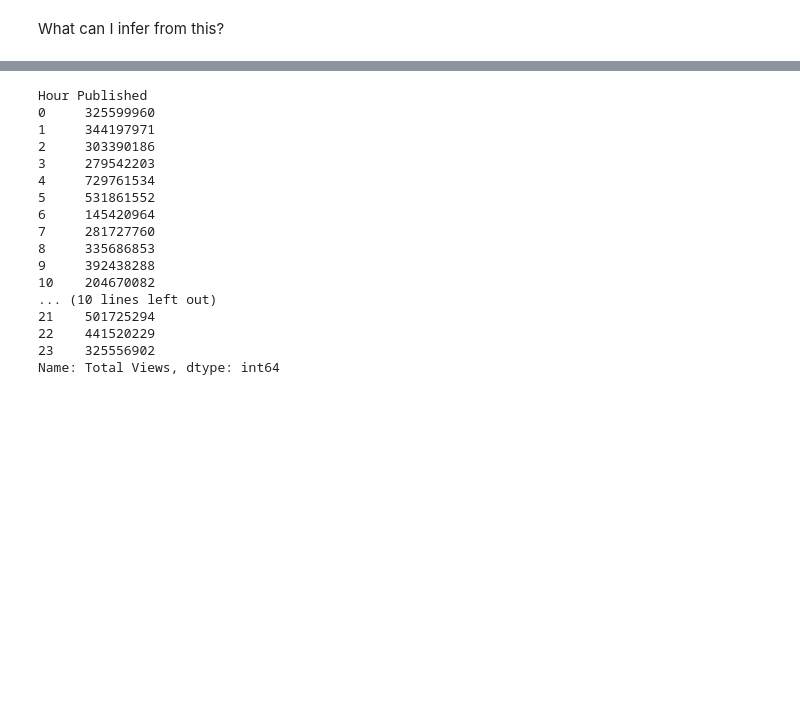
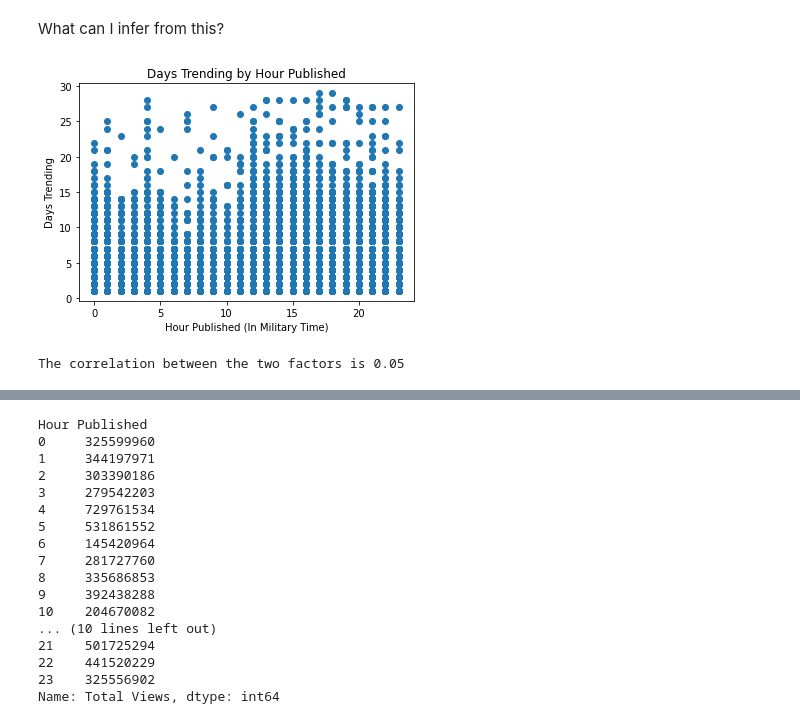
Before and after one commit to paholland/Project_YoutubeVideoStatistics, a Jupyter notebook: Michelle/Time Published vs. Views.ipynb, the cells around one changed output, grey strips where cells are left out. Cells and saved outputs as stored; diff of their text form; code cells hidden in the pictures; blank space fills up the shorter version.

```diff
--- a/Michelle/Time Published vs. Views.ipynb
+++ b/Michelle/Time Published vs. Views.ipynb
@@ -78,2 +100,24 @@ time_df.groupby('Hour Published')['Number of Days Trending'].mean().plot(kind='b
 # %% [markdown]
 What can I infer from this?
+# %%
+#Scatterplot
+plt.scatter(time_df["Hour Published"], time_df["Number of Days Trending"])
+plt.title("Days Trending by Hour Published")
+plt.xlabel("Hour Published (In Military Time)")
+plt.ylabel("Days Trending")
+
+plt.savefig("TotalDaysTrendingperHourPublishedScatter")
+
+plt.show()
+# %% [output]
+[figure, added]
+# %%
+#Correlation
+hour = time_df["Hour Published"]
+days = time_df["Number of Days Trending"]
+
+correlation = st.pearsonr(hour, days)
+
+print(f"The correlation between the two factors is {round(correlation[0],2)}")
+# %% [output]
+The correlation between the two factors is 0.05
```
Also changed, not shown: parts of 16 cells of this notebook, 3 other files.
